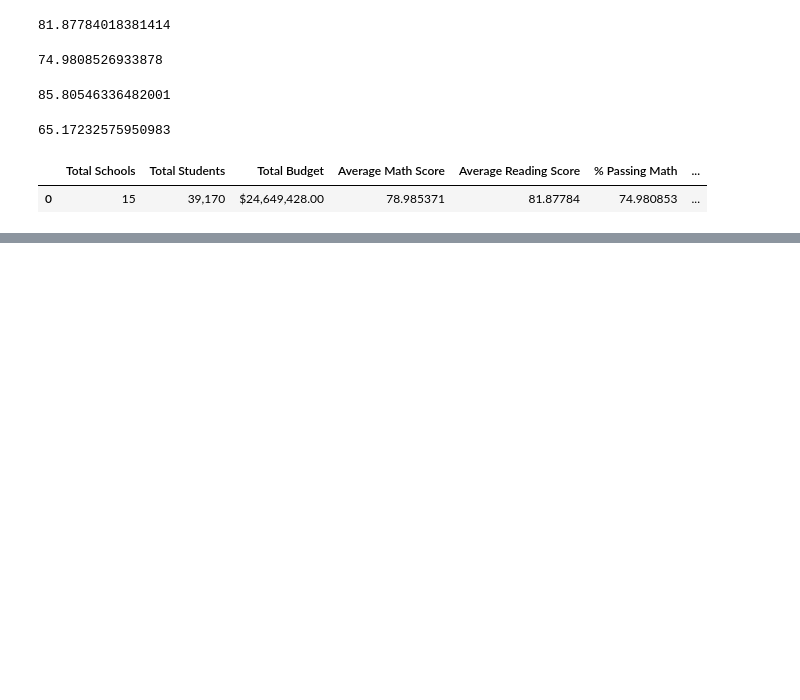
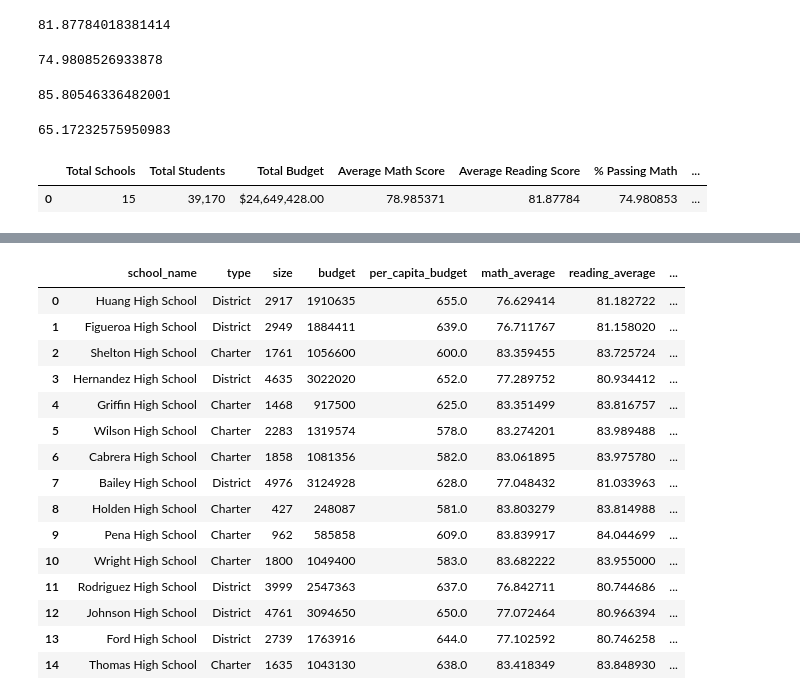
Before and after one commit to AshleyJubilee/pandas-challenge, a Jupyter notebook: PyCitySchools/PyCitySchools.ipynb, the cells around one changed output, grey strips where cells are left out. Drawn from its saved outputs; the diff is of its cells as text; code cells hidden in the pictures; blank space fills up the shorter version.

Commit message:
school and analysis summary

```diff
--- a/PyCitySchools/PyCitySchools.ipynb
+++ b/PyCitySchools/PyCitySchools.ipynb
@@ -85,0 +115,4 @@ districtSummary
+# %%
+# Adds student count to previous data frame
+schoolStudentCount = schoolTypes.assign(size=schoolData[["size"]])
+schoolStudentCount
@@ -85,0 +136,6 @@ districtSummary
+# %%
+# Calcualtes per capita budget, then adds it and budget to previous data frame
+schoolCapitaBudget = schoolStudentCount.assign(budget=schoolData[["budget"]],
+                                        per_capita_budget=schoolData["budget"]
+                                                        / schoolData["size"])
+schoolCapitaBudget
@@ -85,0 +159,7 @@ districtSummary
+# %%
+# Groups dataset by school name, returns the mean for each group, and assigns to new column
+schoolSubjectAverage = schoolCapitaBudget.assign(math_average=
+    completeData.groupby("school_name", sort=False, as_index=False)["math_score"].mean()["math_score"],
+                                                 reading_average=
+    completeData.groupby("school_name", sort=False, as_index=False)["reading_score"].mean()["reading_score"])
+schoolSubjectAverage
@@ -85,0 +183,16 @@ districtSummary
+# %%
+# Filters passing scores, inner merge to filter passing scores in both
+# Creates dataframe from size of each group for each school
+# Code provided does the same, but included for full marks
+
+schoolMathTotal = completeData[completeData["math_score"] >= 70]
+schoolReadingTotal = completeData[completeData["reading_score"] >= 70]
+schoolBothTotal = pd.merge(schoolMathTotal, schoolReadingTotal)
+# schoolBothTotal = completeData[(completeData["reading_score"] >= 70) &
+#                                (completeData["reading_score"] >= 70)]
+
+schoolPassingTotal = pd.DataFrame({
+    "passed_math_total": schoolMathTotal.groupby("school_name", sort=False).size(),
+    "passed_reading_total": schoolReadingTotal.groupby("school_name", sort=False).size(),
+    "passed_both_total": schoolBothTotal.groupby("school_name", sort=False).size()})
+schoolPassingTotal
@@ -85,0 +217,27 @@ districtSummary
+# %%
+# Calculate passing percentages and assign to new column
+schoolPassingPercent = schoolSubjectAverage.assign(passed_math_percent=
+    schoolPassingTotal["passed_math_total"].values / schoolSubjectAverage["size"] * 100,
+                                                   passed_reading_percent=
+    schoolPassingTotal["passed_reading_total"].values / schoolSubjectAverage["size"] * 100,
+                                                   passed_both_percent=
+    schoolPassingTotal["passed_both_total"].values / schoolSubjectAverage["size"] * 100)
+
+schoolPassingPercent
+# %% [output]
+|  | school_name | type | size | budget | per_capita_budget | math_average | reading_average | ... |
+| 0 | Huang High School | District | 2917 | 1910635 | 655.0 | 76.629414 | 81.182722 | ... |
+| 1 | Figueroa High School | District | 2949 | 1884411 | 639.0 | 76.711767 | 81.158020 | ... |
+| 2 | Shelton High School | Charter | 1761 | 1056600 | 600.0 | 83.359455 | 83.725724 | ... |
+| 3 | Hernandez High School | District | 4635 | 3022020 | 652.0 | 77.289752 | 80.934412 | ... |
+| 4 | Griffin High School | Charter | 1468 | 917500 | 625.0 | 83.351499 | 83.816757 | ... |
+| 5 | Wilson High School | Charter | 2283 | 1319574 | 578.0 | 83.274201 | 83.989488 | ... |
+| 6 | Cabrera High School | Charter | 1858 | 1081356 | 582.0 | 83.061895 | 83.975780 | ... |
+| 7 | Bailey High School | District | 4976 | 3124928 | 628.0 | 77.048432 | 81.033963 | ... |
+| 8 | Holden High School | Charter | 427 | 248087 | 581.0 | 83.803279 | 83.814988 | ... |
+| 9 | Pena High School | Charter | 962 | 585858 | 609.0 | 83.839917 | 84.044699 | ... |
+| 10 | Wright High School | Charter | 1800 | 1049400 | 583.0 | 83.682222 | 83.955000 | ... |
+| 11 | Rodriguez High School | District | 3999 | 2547363 | 637.0 | 76.842711 | 80.744686 | ... |
+| 12 | Johnson High School | District | 4761 | 3094650 | 650.0 | 77.072464 | 80.966394 | ... |
+| 13 | Ford High School | District | 2739 | 1763916 | 644.0 | 77.102592 | 80.746258 | ... |
+| 14 | Thomas High School | Charter | 1635 | 1043130 | 638.0 | 83.418349 | 83.848930 | ... |
```
Also changed, not shown: parts of 20 cells of this notebook.
